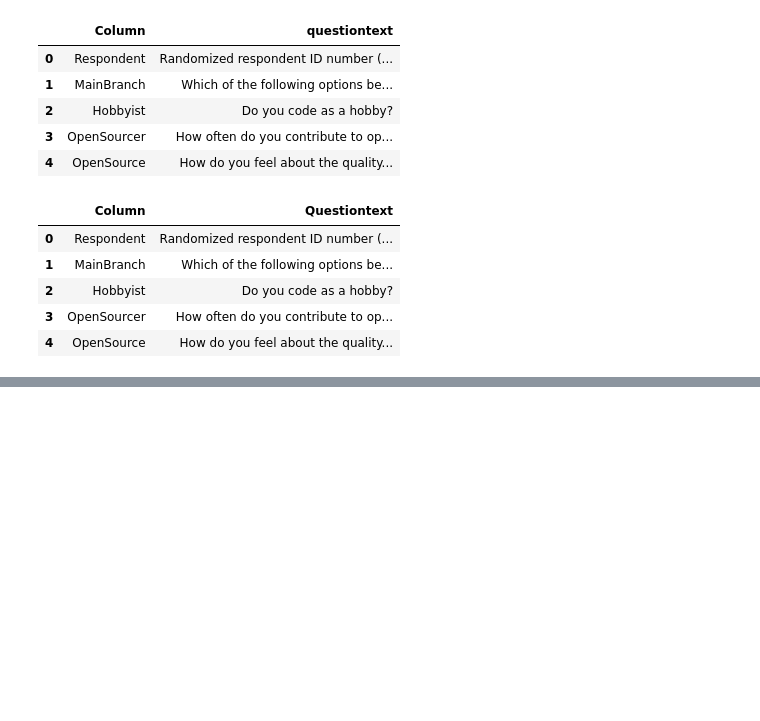
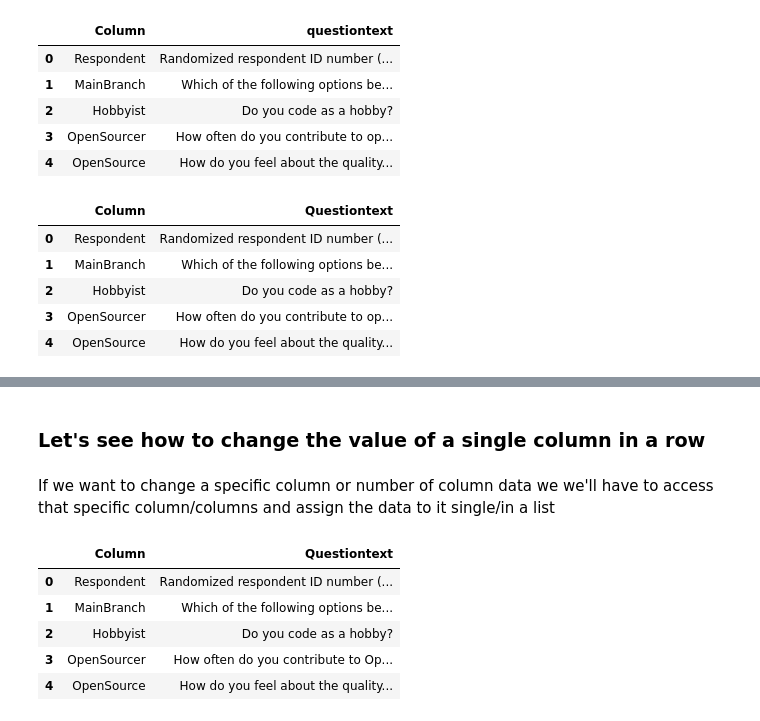
Before and after one commit to ansafjunaid/Stack-OverFlow-Data-Exploration, a Jupyter notebook: Pandas_DataFrame_Part-1.ipynb, the cells around one changed output, grey strips where cells are left out. Saved outputs shown, nothing was run; the diff lists cells and outputs as text; code cells hidden in the pictures; blank space fills up the shorter version.

```diff
--- a/Pandas_DataFrame_Part-1.ipynb
+++ b/Pandas_DataFrame_Part-1.ipynb
@@ -513,0 +549,14 @@ schema_df.head()
+# %% [markdown]
+### Let's see how to change the value of a single column in a row
+# %% [markdown]
+If we want to change a specific column or number of column data we we'll have to access that specific column/columns and assign the data to it single/in a list
+# %%
+schema_df.loc[3, 'Column'] = 'OpenSourcer'
+schema_df.head()
+# %% [output]
+|  | Column | Questiontext |
+| 0 | Respondent | Randomized respondent ID number (... |
+| 1 | MainBranch | Which of the following options be... |
+| 2 | Hobbyist | Do you code as a hobby? |
+| 3 | OpenSourcer | How often do you contribute to Op... |
+| 4 | OpenSource | How do you feel about the quality... |
```
Also changed, not shown: parts of 83 cells of this notebook.
